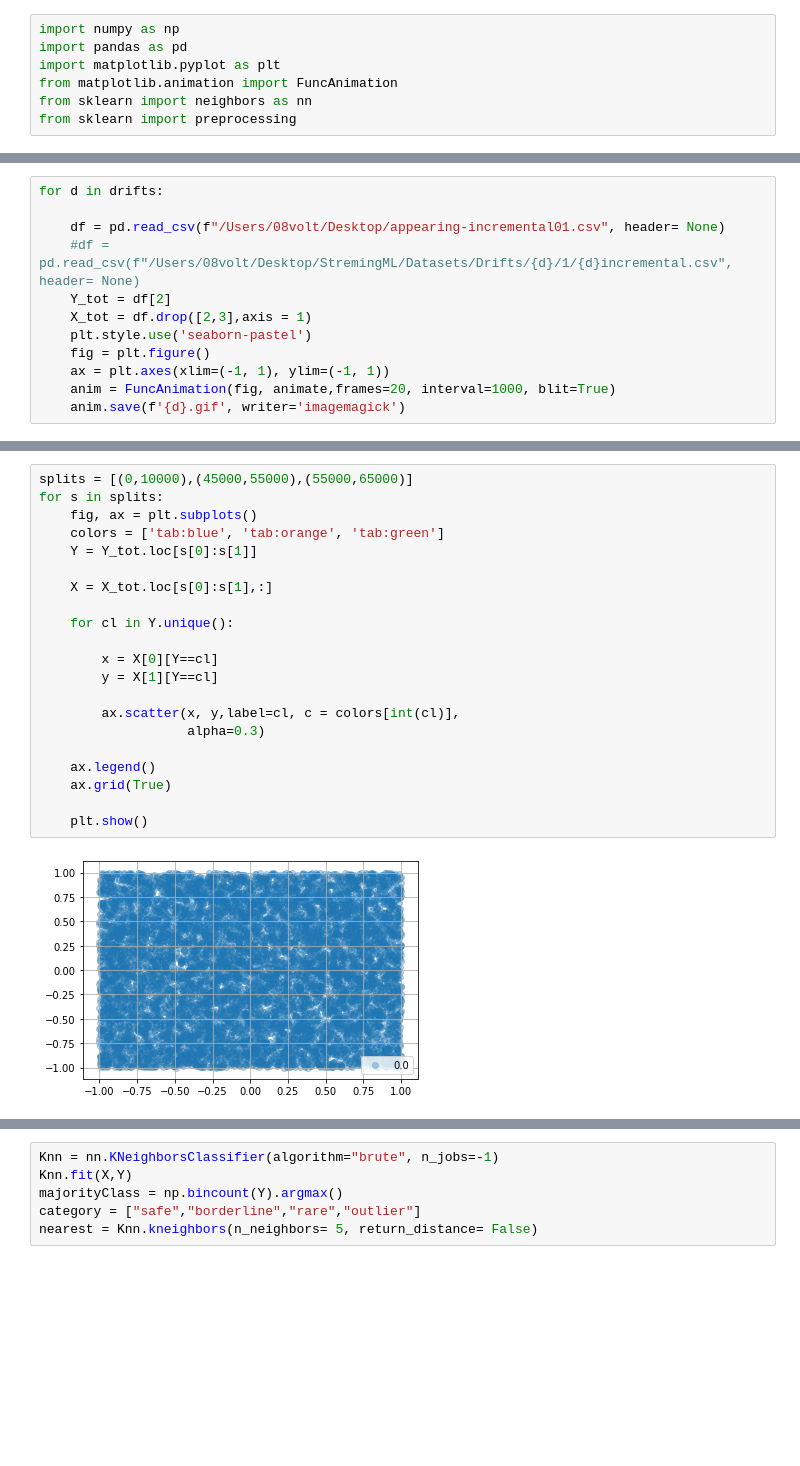
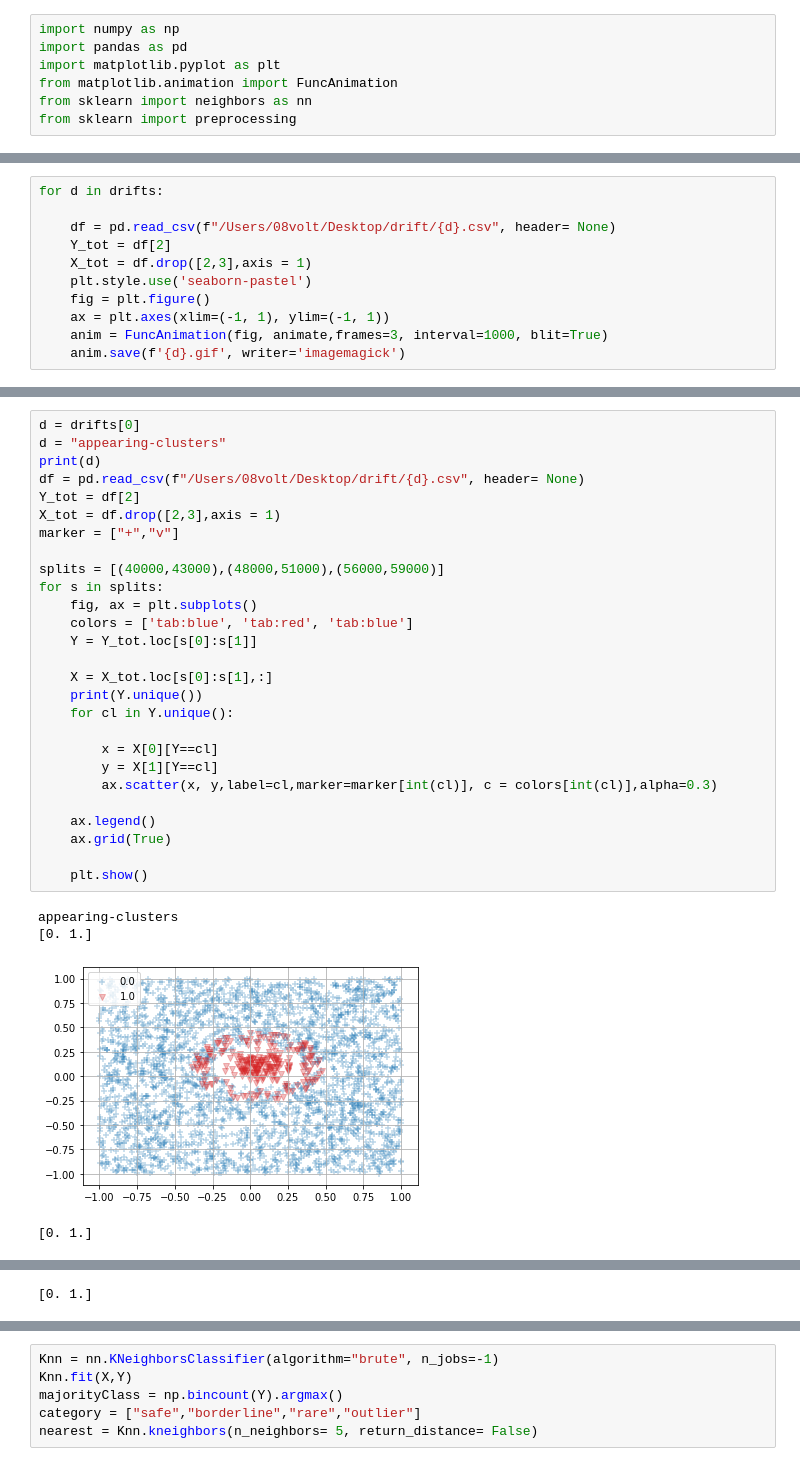
Before and after one commit to 08volt/moa-replicationstudy, a Jupyter notebook: datasets/Generator/drifts_gifs/plot.ipynb, the cells around one changed output, grey strips where cells are left out. Drawn from its saved outputs; the diff is of its cells as text; blank space fills up the shorter version.

```diff
--- a/datasets/Generator/drifts_gifs/plot.ipynb
+++ b/datasets/Generator/drifts_gifs/plot.ipynb
@@ -31,13 +34,12 @@ def animate(i=0):
 # %%
 for d in drifts:
 
-    df = pd.read_csv(f"/Users/08volt/Desktop/appearing-incremental01.csv", header= None)
-    #df = pd.read_csv(f"/Users/08volt/Desktop/StremingML/Datasets/Drifts/{d}/1/{d}incremental.csv", header= None)
+    df = pd.read_csv(f"/Users/08volt/Desktop/drift/{d}.csv", header= None)
     Y_tot = df[2]
     X_tot = df.drop([2,3],axis = 1)
     plt.style.use('seaborn-pastel')
     fig = plt.figure()
     ax = plt.axes(xlim=(-1, 1), ylim=(-1, 1))
-    anim = FuncAnimation(fig, animate,frames=20, interval=1000, blit=True)
+    anim = FuncAnimation(fig, animate,frames=3, interval=1000, blit=True)
     anim.save(f'{d}.gif', writer='imagemagick')
 # %% [output]
@@ -45,23 +54,32 @@ for d in drifts:
 # %%
-splits = [(0,10000),(45000,55000),(55000,65000)]
+d = drifts[0]
+d = "appearing-clusters"
+print(d)
+df = pd.read_csv(f"/Users/08volt/Desktop/drift/{d}.csv", header= None)
+Y_tot = df[2]
+X_tot = df.drop([2,3],axis = 1)
+marker = ["+","v"]
+
+splits = [(40000,43000),(48000,51000),(56000,59000)]
 for s in splits:
     fig, ax = plt.subplots()
-    colors = ['tab:blue', 'tab:orange', 'tab:green']
+    colors = ['tab:blue', 'tab:red', 'tab:blue']
     Y = Y_tot.loc[s[0]:s[1]]
 
     X = X_tot.loc[s[0]:s[1],:]
-
+    print(Y.unique())
     for cl in Y.unique():
 
         x = X[0][Y==cl]
         y = X[1][Y==cl]
-
-        ax.scatter(x, y,label=cl, c = colors[int(cl)],
-                   alpha=0.3)
+        ax.scatter(x, y,label=cl,marker=marker[int(cl)], c = colors[int(cl)],alpha=0.3)
 
     ax.legend()
     ax.grid(True)
 
     plt.show()
 # %% [output]
+appearing-clusters
+[0. 1.]
-[figure, old version]
+[figure, new version]
+[0. 1.]
@@ -68,0 +87 @@ for s in splits:
+[0. 1.]
```
Also changed, not shown: parts of 3 cells of this notebook, 38 other files.
